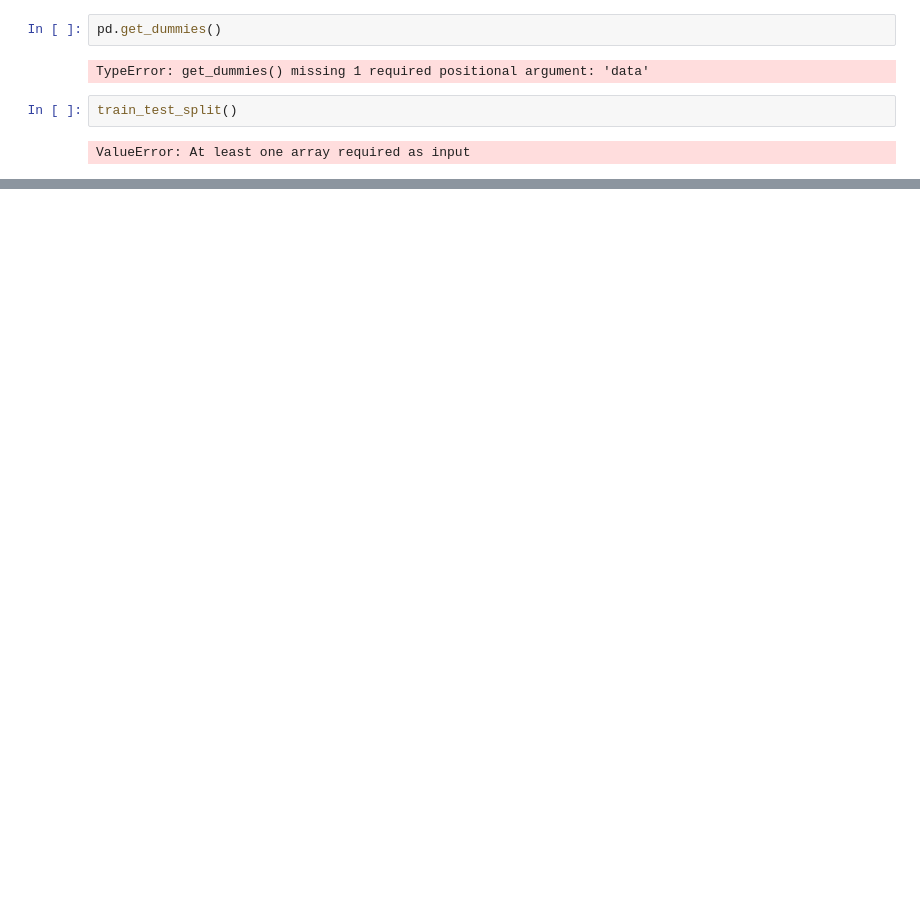
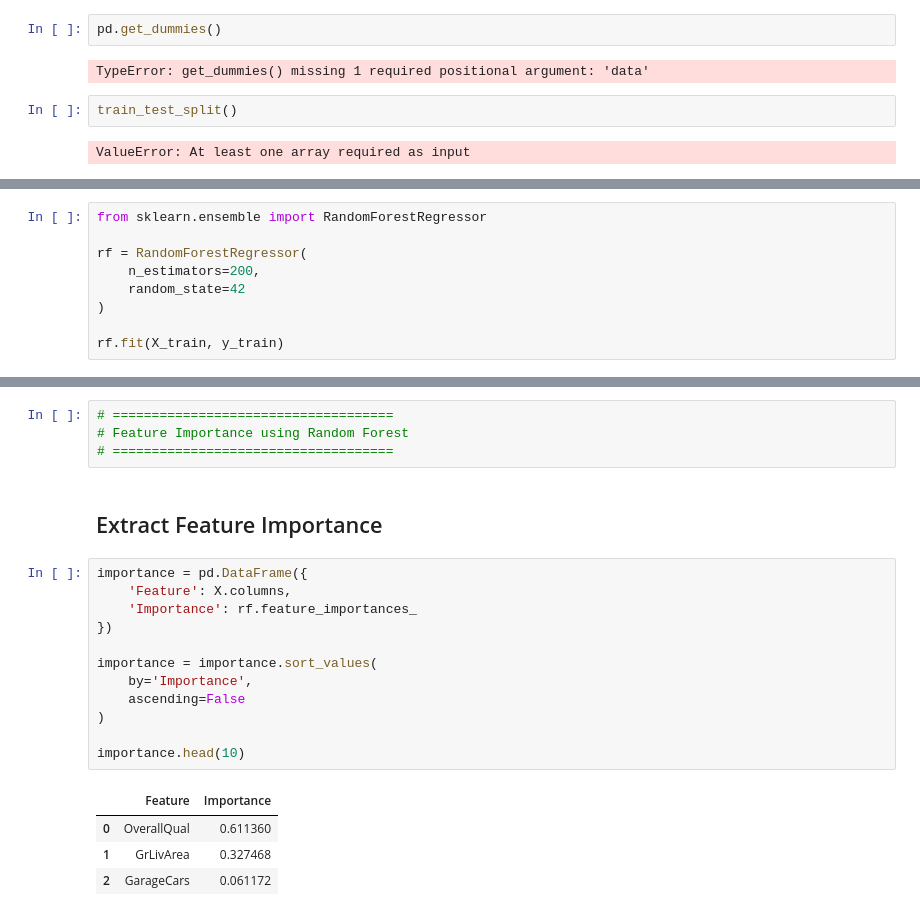
Before and after one commit to Arati-star/Machine-Learning, a Jupyter notebook: HousePricePrediction.ipynb, the cells around one changed output, grey strips where cells are left out. Drawn from its saved outputs; the diff is of its cells as text; blank space fills up the shorter version.

```diff
--- a/HousePricePrediction.ipynb
+++ b/HousePricePrediction.ipynb
@@ -440,0 +496,9 @@ print(X.dtypes.unique())
+# %%
+from sklearn.ensemble import RandomForestRegressor
+
+rf = RandomForestRegressor(
+    n_estimators=200,
+    random_state=42
+)
+
+rf.fit(X_train, y_train)
@@ -440,0 +538,23 @@ print(X.dtypes.unique())
+# %%
+# ====================================
+# Feature Importance using Random Forest
+# ====================================
+# %% [markdown]
+## Extract Feature Importance
+# %%
+importance = pd.DataFrame({
+    'Feature': X.columns,
+    'Importance': rf.feature_importances_
+})
+
+importance = importance.sort_values(
+    by='Importance',
+    ascending=False
+)
+
+importance.head(10)
+# %% [output]
+|  | Feature | Importance |
+| 0 | OverallQual | 0.611360 |
+| 1 | GrLivArea | 0.327468 |
+| 2 | GarageCars | 0.061172 |
```
Also changed, not shown: parts of 49 cells of this notebook, 2 other files.
